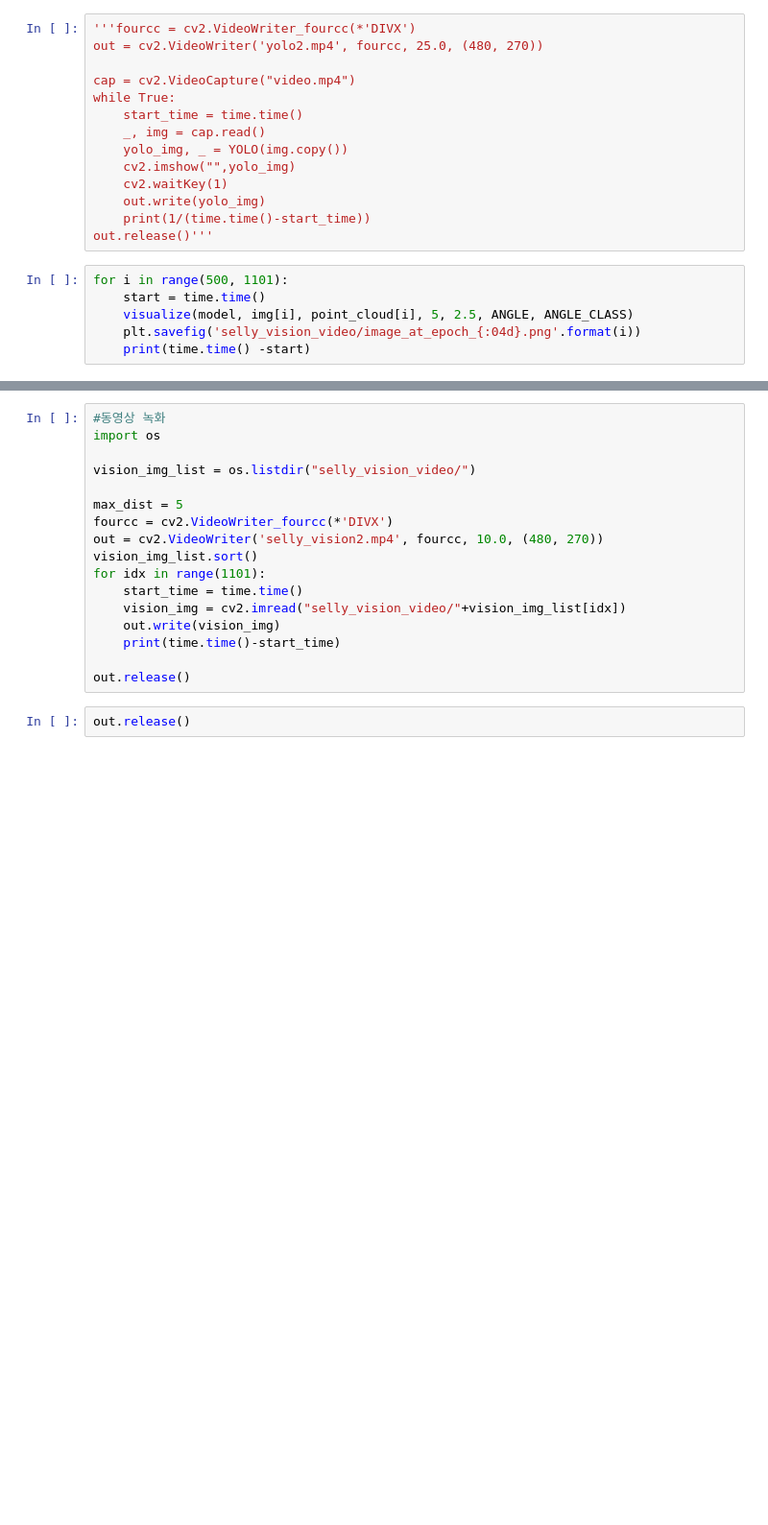
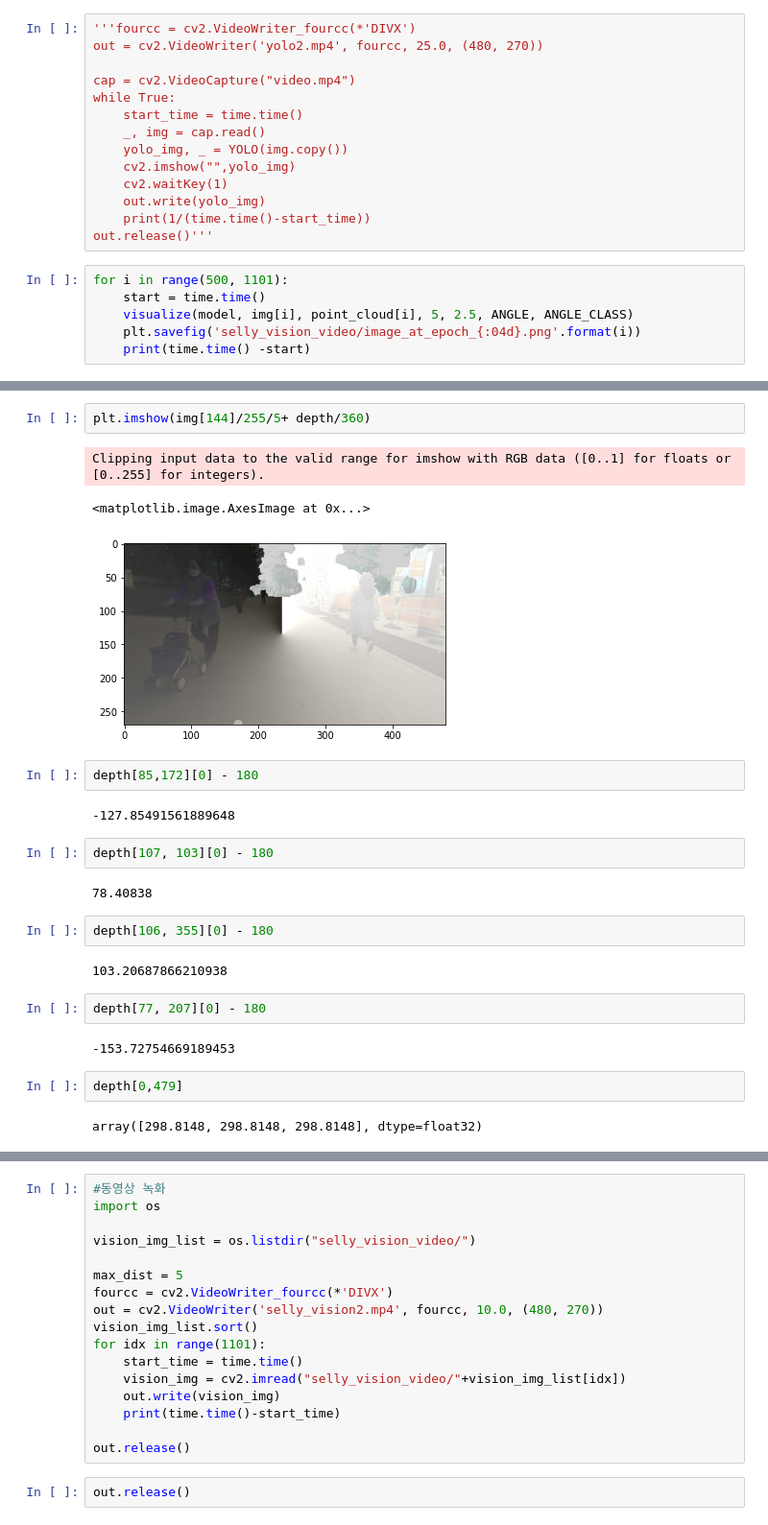
Before and after one commit to seraaaayeo/SellyDev, a Jupyter notebook: vision_optimizer.ipynb, the cells around one changed output, grey strips where cells are left out. Shown at 96% size. Cells and saved outputs as stored; diff of their text form; blank space fills up the shorter version.

```diff
--- a/vision_optimizer.ipynb
+++ b/vision_optimizer.ipynb
@@ -63,0 +95,26 @@ visualize(model, img[i], point_cloud[i], 5, 2.5, ANGLE, ANGLE_CLASS)
+# %%
+plt.imshow(img[144]/255/5+ depth/360)
+# %% [output]
+Clipping input data to the valid range for imshow with RGB data ([0..1] for floats or [0..255] for integers).
+<matplotlib.image.AxesImage at 0x...>
+[figure, added]
+# %%
+depth[85,172][0] - 180
+# %% [output]
+-127.85491561889648
+# %%
+depth[107, 103][0] - 180
+# %% [output]
+78.40838
+# %%
+depth[106, 355][0] - 180
+# %% [output]
+103.20687866210938
+# %%
+depth[77, 207][0] - 180
+# %% [output]
+-153.72754669189453
+# %%
+depth[0,479]
+# %% [output]
+array([298.8148, 298.8148, 298.8148], dtype=float32)
```
Also changed, not shown: parts of 10 cells of this notebook.
